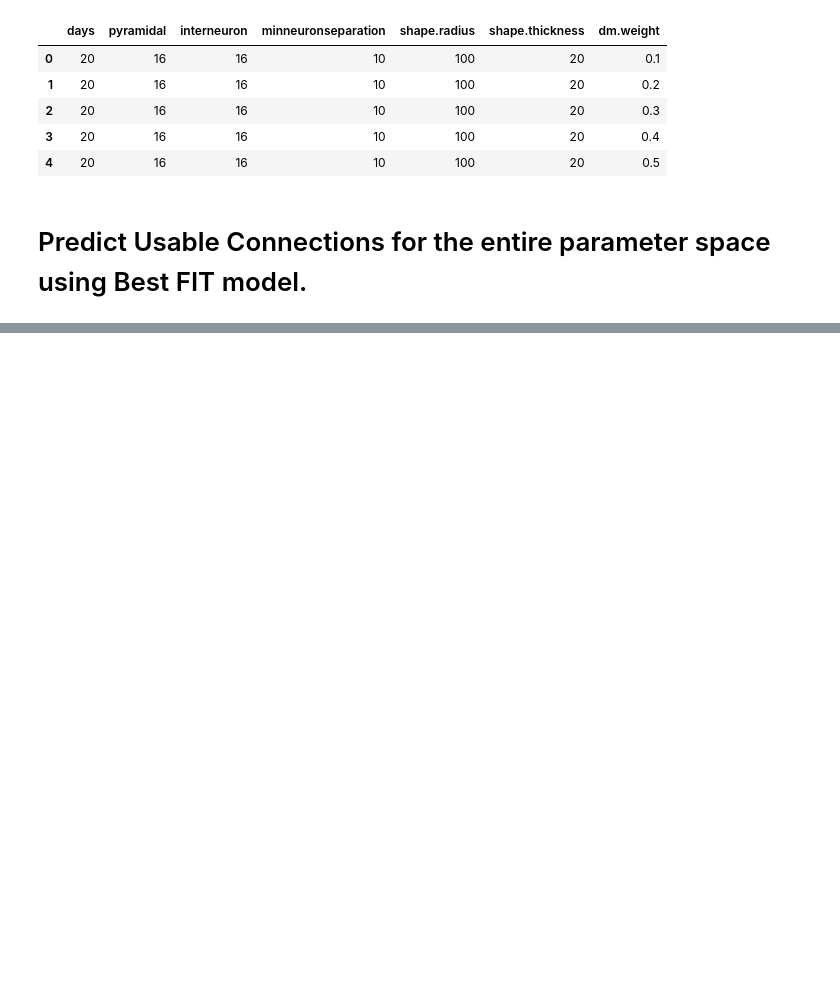
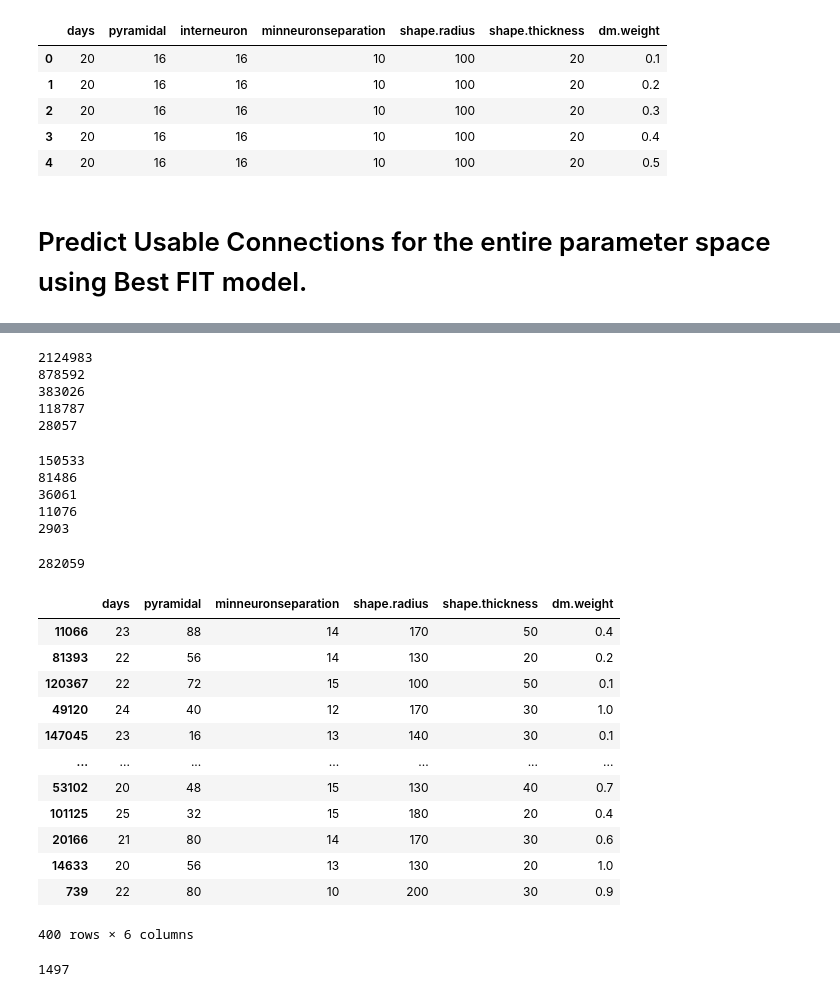
Before and after one commit to carboncopies/BrainEmulationChallenge, a Jupyter notebook: src/models/autoassociative/NetmorphParOptim/Phase1_Optim.ipynb, the cells around one changed output, grey strips where cells are left out. Cells and saved outputs as stored; diff of their text form; code cells hidden in the pictures; blank space fills up the shorter version.

```diff
--- a/src/models/autoassociative/NetmorphParOptim/Phase1_Optim.ipynb
+++ b/src/models/autoassociative/NetmorphParOptim/Phase1_Optim.ipynb
@@ -557,0 +683,54 @@ pred_grid.head()
+# %%
+sample1.reset_index(drop=True, inplace=True)
+sample2.reset_index(drop=True, inplace=True)
+sample3.reset_index(drop=True, inplace=True)
+sample4.reset_index(drop=True, inplace=True)
+sample5.reset_index(drop=True, inplace=True)
+# %%
+print(sample1.shape[0])
+print(sample2.shape[0])
+print(sample3.shape[0])
+print(sample4.shape[0])
+print(sample5.shape[0])
+# %% [output]
+2124983
+878592
+383026
+118787
+28057
+# %%
+sample1.drop(columns=['interneuron','Pred_usable_conns2','lower', 'upper'], inplace=True)
+sample1.drop_duplicates(keep='first', inplace=True)
+sample1.reset_index(drop=True, inplace=True)
+print(sample1.shape[0])
+
+sample2.drop(columns=['interneuron','Pred_usable_conns2','lower', 'upper'], inplace=True)
+sample2.drop_duplicates(keep='first', inplace=True)
+sample2.reset_index(drop=True, inplace=True)
+print(sample2.shape[0])
+
+
+sample3.drop(columns=['interneuron','Pred_usable_conns2','lower', 'upper'], inplace=True)
+sample3.drop_duplicates(keep='first', inplace=True)
+sample3.reset_index(drop=True, inplace=True)
+print(sample3.shape[0])
+
+sample4.drop(columns=['interneuron','Pred_usable_conns2','lower', 'upper'], inplace=True)
+sample4.drop_duplicates(keep='first', inplace=True)
+sample4.reset_index(drop=True, inplace=True)
+print(sample4.shape[0])
+
+sample5.drop(columns=['interneuron','Pred_usable_conns2','lower', 'upper'], inplace=True)
+sample5.drop_duplicates(keep='first', inplace=True)
+sample5.reset_index(drop=True, inplace=True)
+print(sample5.shape[0])
+# %% [output]
+150533
+81486
+36061
+11076
+2903
+# %%
+sum([sample1.shape[0], sample2.shape[0], sample3.shape[0], sample4.shape[0], sample5.shape[0]])
+# %% [output]
+282059
@@ -557,0 +743,23 @@ pred_grid.head()
+# %%
+Selected_Samples1
+# %% [output]
+|  | days | pyramidal | minneuronseparation | shape.radius | shape.thickness | dm.weight |
+| 11066 | 23 | 88 | 14 | 170 | 50 | 0.4 |
+| 81393 | 22 | 56 | 14 | 130 | 20 | 0.2 |
+| 120367 | 22 | 72 | 15 | 100 | 50 | 0.1 |
+| 49120 | 24 | 40 | 12 | 170 | 30 | 1.0 |
+| 147045 | 23 | 16 | 13 | 140 | 30 | 0.1 |
+| ... | ... | ... | ... | ... | ... | ... |
+| 53102 | 20 | 48 | 15 | 130 | 40 | 0.7 |
+| 101125 | 25 | 32 | 15 | 180 | 20 | 0.4 |
+| 20166 | 21 | 80 | 14 | 170 | 30 | 0.6 |
+| 14633 | 20 | 56 | 13 | 130 | 20 | 1.0 |
+| 739 | 22 | 80 | 10 | 200 | 30 | 0.9 |
+400 rows × 6 columns
+# %%
+df1 = pd.concat([Selected_Samples1, Selected_Samples2, Selected_Samples3, Selected_Samples4, Selected_Samples5], axis = 0)
+df1.drop_duplicates(keep='first', inplace=True)
+df1.reset_index(drop=True, inplace=True)
+print(df1.shape[0])
+# %% [output]
+1497
```
Also changed, not shown: parts of 61 cells of this notebook.
